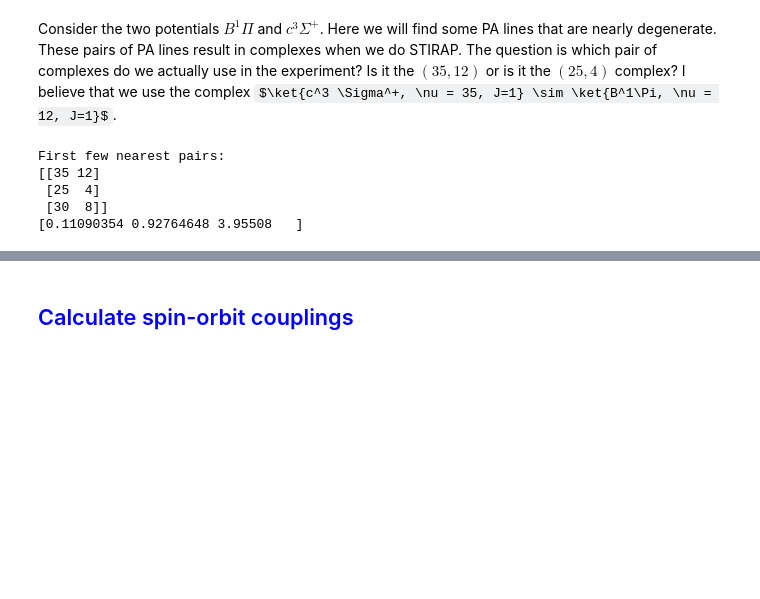
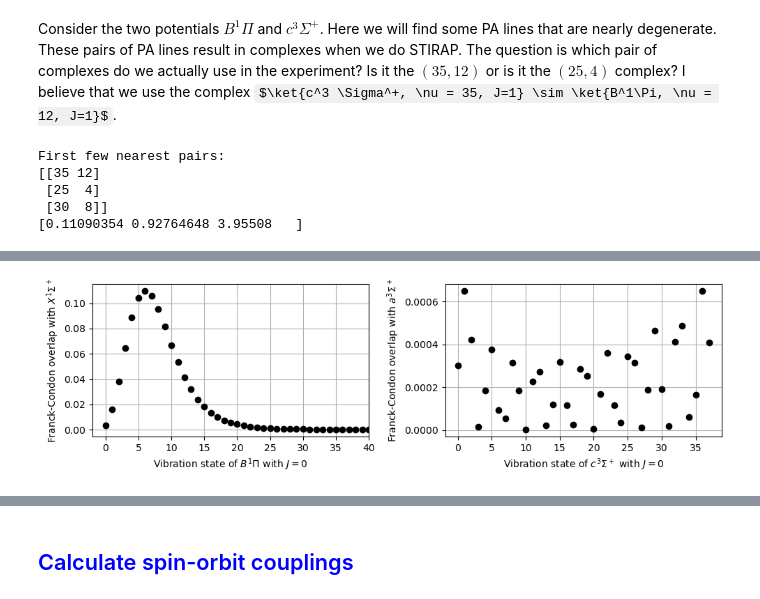
Before and after one commit to huanium/huanium, a Jupyter notebook: MIT_PhD/AMO_Calculator/AMO_Calculator.ipynb, the cells around one changed output, grey strips where cells are left out. Saved outputs shown, nothing was run; the diff lists cells and outputs as text; code cells hidden in the pictures; some formulas as TeX source; blank space fills up the shorter version.

```diff
--- a/MIT_PhD/AMO_Calculator/AMO_Calculator.ipynb
+++ b/MIT_PhD/AMO_Calculator/AMO_Calculator.ipynb
@@ -2039,6 +1913,0 @@ def generate_B1Pi_df():
-# %%
-# generate data
-X1SigmaPlus_df = generate_X1SigmaPlus_df()
-a3SigmaPlus_df = generate_a3SigmaPlus_df()
-c3SigmaPlus_df = generate_c3SigmaPlus_df()
-B1Pi_df        = generate_B1Pi_df()
@@ -2044,0 +1916,38 @@ B1Pi_df        = generate_B1Pi_df()
+# %%
+# calculate FC factors, given two potentials and r vector:
+def FC_calculate(r, potential_1_df, potential_2_df):
+    # takes two potential dataframes and returns a matrix FC_ij = \int ui*uj dr
+    FC_matrix = np.zeros((len(potential_1_df), len(potential_2_df)))
+    for i in range(len(potential_1_df)):
+        for j in range(len(potential_2_df)):
+            FC_matrix[i][j] = abs(scipy.integrate.simps(potential_1_df['wfn_NC'][i]*potential_2_df['wfn_NC'][j], x=r))**2
+    return FC_matrix
+# %%
+# calculate all relevant FC factors
+FC_X1SigmaPlus_B1Pi        = FC_calculate(r, X1SigmaPlus_df, B1Pi_df)
+FC_X1SigmaPlus_c3SigmaPlus = FC_calculate(r, X1SigmaPlus_df, c3SigmaPlus_df)
+FC_X1SigmaPlus_A1SigmaPlus = FC_calculate(r, X1SigmaPlus_df, A1SigmaPlus_df)
+FC_X1SigmaPlus_b3Pi        = FC_calculate(r, X1SigmaPlus_df, b3Pi_df)
+FC_a3SigmaPlus_B1Pi        = FC_calculate(r, a3SigmaPlus_df, B1Pi_df)
+FC_a3SigmaPlus_c3SigmaPlus = FC_calculate(r, a3SigmaPlus_df, c3SigmaPlus_df)
+FC_a3SigmaPlus_A1SigmaPlus = FC_calculate(r, a3SigmaPlus_df, A1SigmaPlus_df)
+FC_a3SigmaPlus_b3Pi        = FC_calculate(r, a3SigmaPlus_df, b3Pi_df)
+# %%
+# plot FC factors from (a3 v=19) to (c3) and (B1) to (X1 v=0) vs v
+fig, (ax1,ax2) = plt.subplots(nrows=1, ncols=2, figsize=(10,3))
+
+ax1.plot(FC_X1SigmaPlus_B1Pi[0], 'o', color='black', label='$v=0, \, X^1\Sigma^+ - B^1\Pi$')
+ax1.set_xlabel('Vibration state of $B^1\Pi$ with $J=0$')
+ax1.set_ylabel('Franck-Condon overlap with $X^1\Sigma^+$')
+ax1.set_xlim([-2,40])
+ax1.grid()
+
+ax2.plot(FC_a3SigmaPlus_c3SigmaPlus[19], 'o', color='black', label='$v=0, \, a^3\Sigma^+ - c^3\Sigma^+$')
+ax2.set_xlabel('Vibration state of $c^3\Sigma^+$ with $J=0$')
+ax2.set_ylabel('Franck-Condon overlap with $a^3\Sigma^+$')
+ax2.grid()
+
+plt.tight_layout()
+plt.show()
+# %% [output]
+[figure, added]
```
Also changed, not shown: parts of 20 cells of this notebook, 2 other files.
